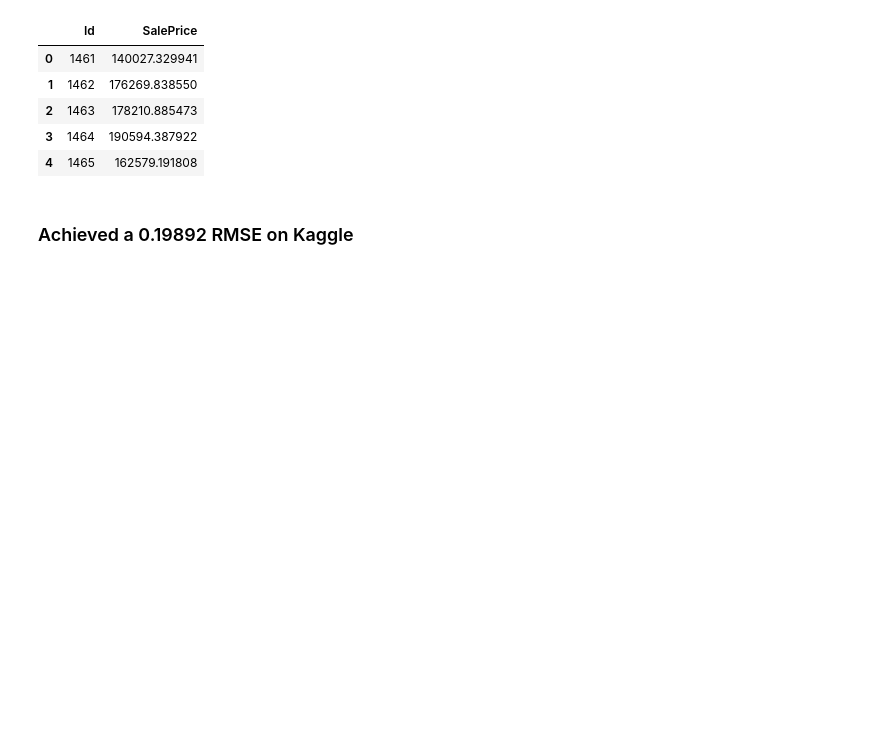
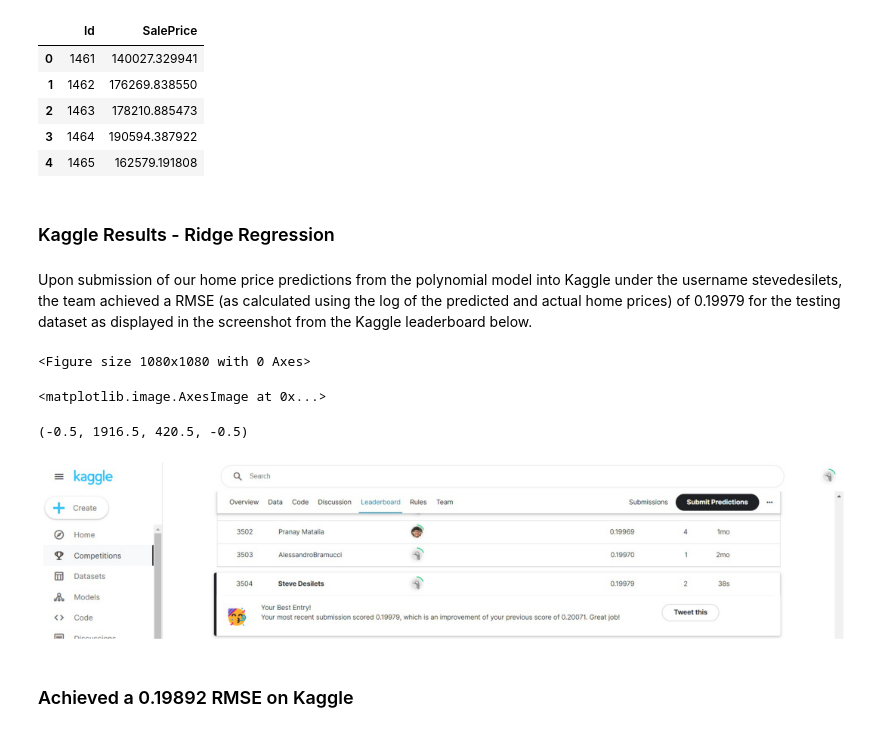
Before and after one commit to Steve-Desilets/MSDS-422-Module-2-Assignment, a Jupyter notebook: Module 2 Assignment - Group 3.ipynb, the cells around one changed output. Cells and saved outputs as stored; diff of their text form; code cells hidden in the pictures; blank space fills up the shorter version.

Commit message:
Adding more kaggle results
adding more kaggle results

```diff
--- a/Module 2 Assignment - Group 3.ipynb
+++ b/Module 2 Assignment - Group 3.ipynb
@@ -1516,3 +1516,18 @@ predictiondf.head()
+# %% [markdown]
+### Kaggle Results - Ridge Regression
+# %% [markdown]
+Upon submission of our home price predictions from the polynomial model into Kaggle under the username stevedesilets, the team achieved a RMSE (as calculated using the log of the predicted and actual home prices) of 0.19979 for the testing dataset as displayed in the screenshot from the Kaggle leaderboard below.
+# %%
+plt.figure(figsize = (15, 15))
+kaggle_results = plt.imread('Kaggle_Results_Ridge.jpg')
+plt.imshow(kaggle_results)
+plt.axis("off")
+plt.show()
+# %% [output]
+<Figure size 1080x1080 with 0 Axes>
+<matplotlib.image.AxesImage at 0x...>
+(-0.5, 1916.5, 420.5, -0.5)
+[figure, added]
 # %% [markdown]
 ### Achieved a 0.19892 RMSE on Kaggle
 # %% [markdown]
```
Also changed, not shown: parts of 19 cells of this notebook, 2 other files.
